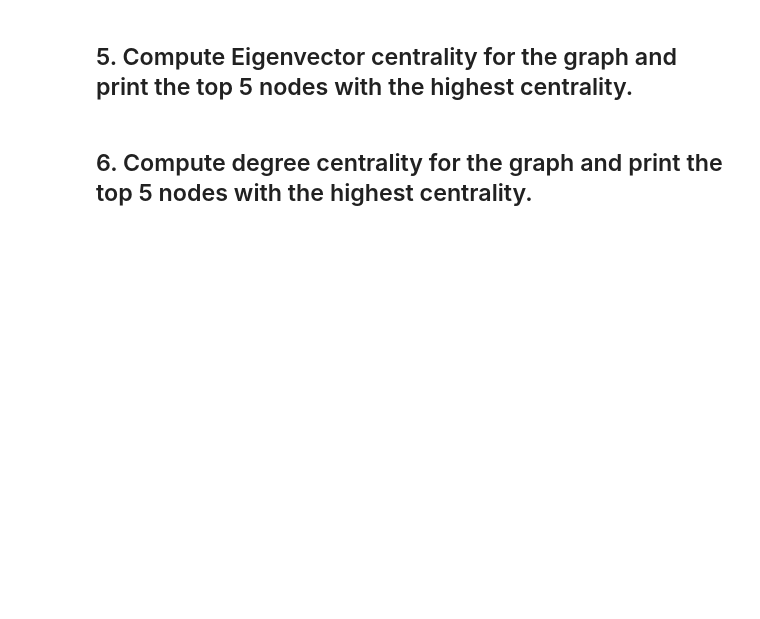
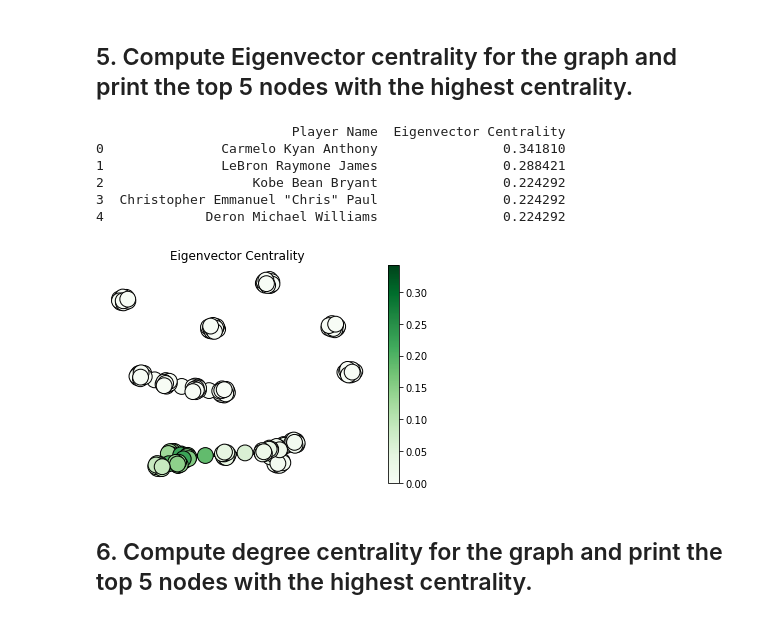
Before and after one commit to ta-datapt-bcn/lab-network-analysis, a Jupyter notebook: your-code/main.ipynb, the cells around one changed output. Drawn from its saved outputs; the diff is of its cells as text; code cells hidden in the pictures; blank space fills up the shorter version.

```diff
--- a/your-code/main.ipynb
+++ b/your-code/main.ipynb
@@ -33,4 +136,20 @@ Sort descending by the number of pairwise interactions. Which pair of players ha
 # %% [markdown]
 ## 5. Compute Eigenvector centrality for the graph and print the top 5 nodes with the highest centrality.
+# %%
+def sorted_eigenvector (G, num):
+    ebet = nx.algorithms.centrality.eigenvector_centrality(G,max_iter=500)
+    sorted_ebet = sorted(ebet.items(), key=operator.itemgetter(1), reverse=True)
+    print(pd.DataFrame(sorted_ebet[0:num], columns=["Player Name", "Eigenvector Centrality"]))
+    return draw(G, pos, nx.eigenvector_centrality(G, max_iter=500), 'Eigenvector Centrality')
+# %%
+sorted_eigenvector(G, 5)
+# %% [output]
+                         Player Name  Eigenvector Centrality
+0               Carmelo Kyan Anthony                0.341810
+1               LeBron Raymone James                0.288421
+2                   Kobe Bean Bryant                0.224292
+3  Christopher Emmanuel "Chris" Paul                0.224292
+4             Deron Michael Williams                0.224292
+[figure, added]
 # %% [markdown]
 ## 6. Compute degree centrality for the graph and print the top 5 nodes with the highest centrality.
```
Also changed, not shown: parts of 18 cells of this notebook.
